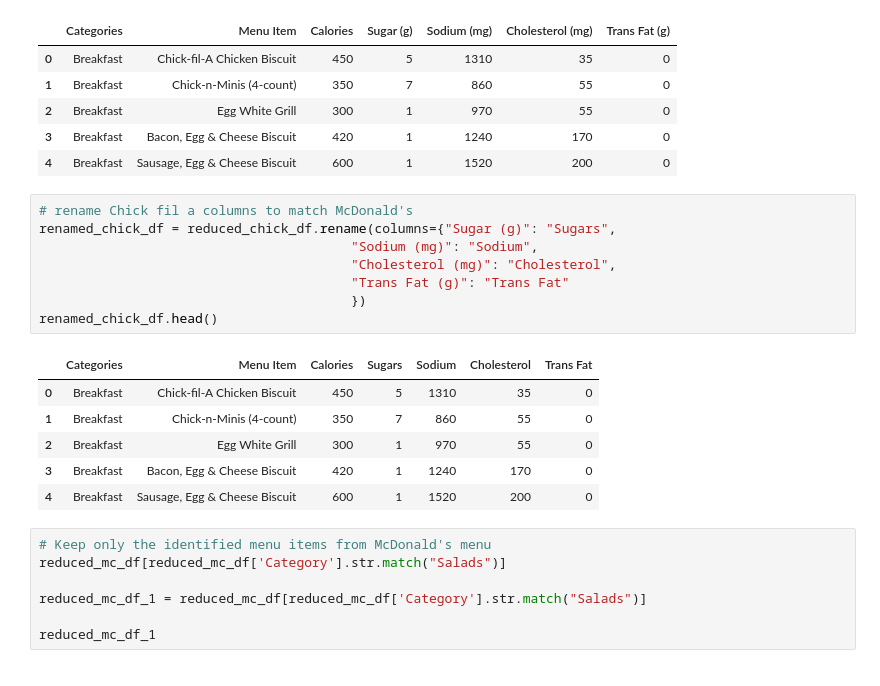
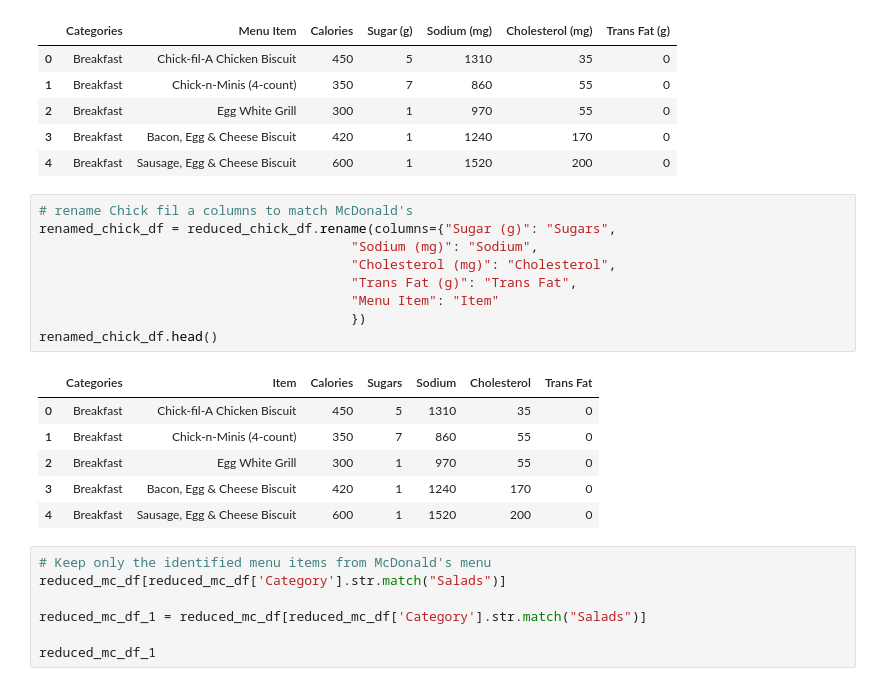
Before and after one commit to han0620-git/project_I, a Jupyter notebook: Han/workbook.ipynb, the cells around one changed output. Cells and saved outputs as stored; diff of their text form.

```diff
--- a/Han/workbook.ipynb
+++ b/Han/workbook.ipynb
@@ -94,13 +94,14 @@ reduced_chick_df.head()
 # %%
 # rename Chick fil a columns to match McDonald's
 renamed_chick_df = reduced_chick_df.rename(columns={"Sugar (g)": "Sugars",
                                         "Sodium (mg)": "Sodium",
                                         "Cholesterol (mg)": "Cholesterol",
-                                        "Trans Fat (g)": "Trans Fat"
+                                        "Trans Fat (g)": "Trans Fat",
+                                        "Menu Item": "Item"
                                         })
 renamed_chick_df.head()
 # %% [output]
-|  | Categories | Menu Item | Calories | Sugars | Sodium | Cholesterol | Trans Fat |
+|  | Categories | Item | Calories | Sugars | Sodium | Cholesterol | Trans Fat |
 | 0 | Breakfast | Chick-fil-A Chicken Biscuit | 450 | 5 | 1310 | 35 | 0 |
 | 1 | Breakfast | Chick-n-Minis (4-count) | 350 | 7 | 860 | 55 | 0 |
 | 2 | Breakfast | Egg White Grill | 300 | 1 | 970 | 55 | 0 |
```
Also changed, not shown: parts of 7 cells of this notebook.
